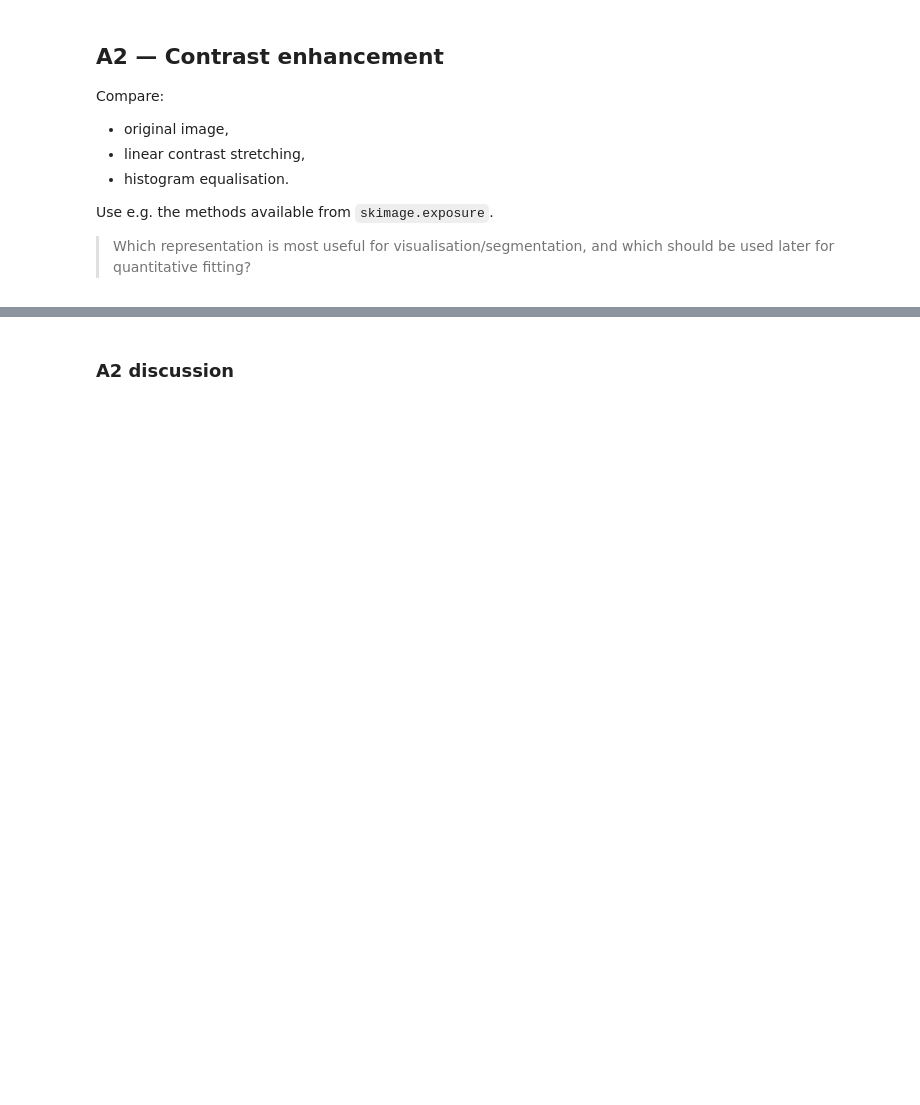
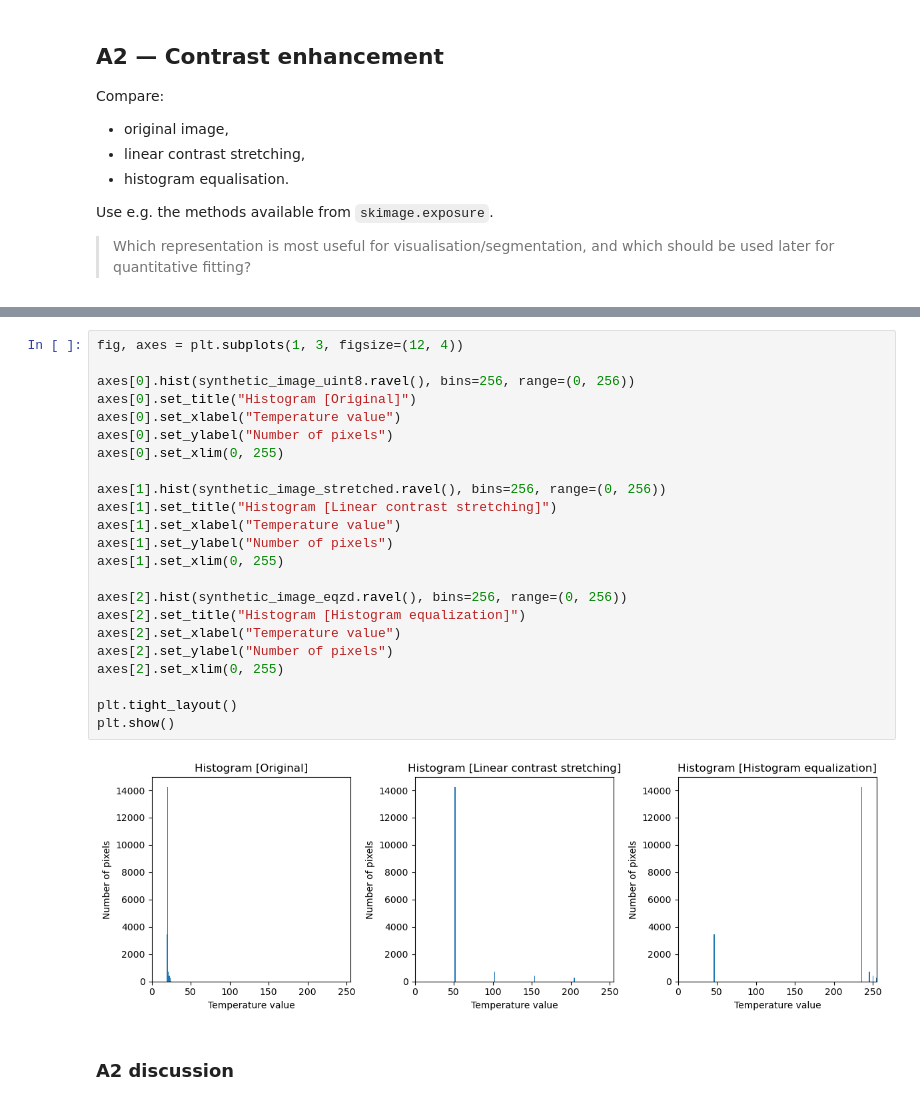
Before and after one commit to apsbenipal2509/OIP_IPYNB, a Jupyter notebook: oip_final_project_repaired.ipynb, the cells around one changed output, grey strips where cells are left out. Drawn from its saved outputs; the diff is of its cells as text; blank space fills up the shorter version.

```diff
--- a/oip_final_project_repaired.ipynb
+++ b/oip_final_project_repaired.ipynb
@@ -238,2 +323,27 @@ raise NotImplementedError()
+# %%
+fig, axes = plt.subplots(1, 3, figsize=(12, 4))
+
+axes[0].hist(synthetic_image_uint8.ravel(), bins=256, range=(0, 256))
+axes[0].set_title("Histogram [Original]")
+axes[0].set_xlabel("Temperature value")
+axes[0].set_ylabel("Number of pixels")
+axes[0].set_xlim(0, 255)
+
+axes[1].hist(synthetic_image_stretched.ravel(), bins=256, range=(0, 256))
+axes[1].set_title("Histogram [Linear contrast stretching]")
+axes[1].set_xlabel("Temperature value")
+axes[1].set_ylabel("Number of pixels")
+axes[1].set_xlim(0, 255)
+
+axes[2].hist(synthetic_image_eqzd.ravel(), bins=256, range=(0, 256))
+axes[2].set_title("Histogram [Histogram equalization]")
+axes[2].set_xlabel("Temperature value")
+axes[2].set_ylabel("Number of pixels")
+axes[2].set_xlim(0, 255)
+
+plt.tight_layout()
+plt.show()
+# %% [output]
+[figure, added]
 # %% [markdown]
 ### A2 discussion
```
Also changed, not shown: parts of 3 cells of this notebook.
